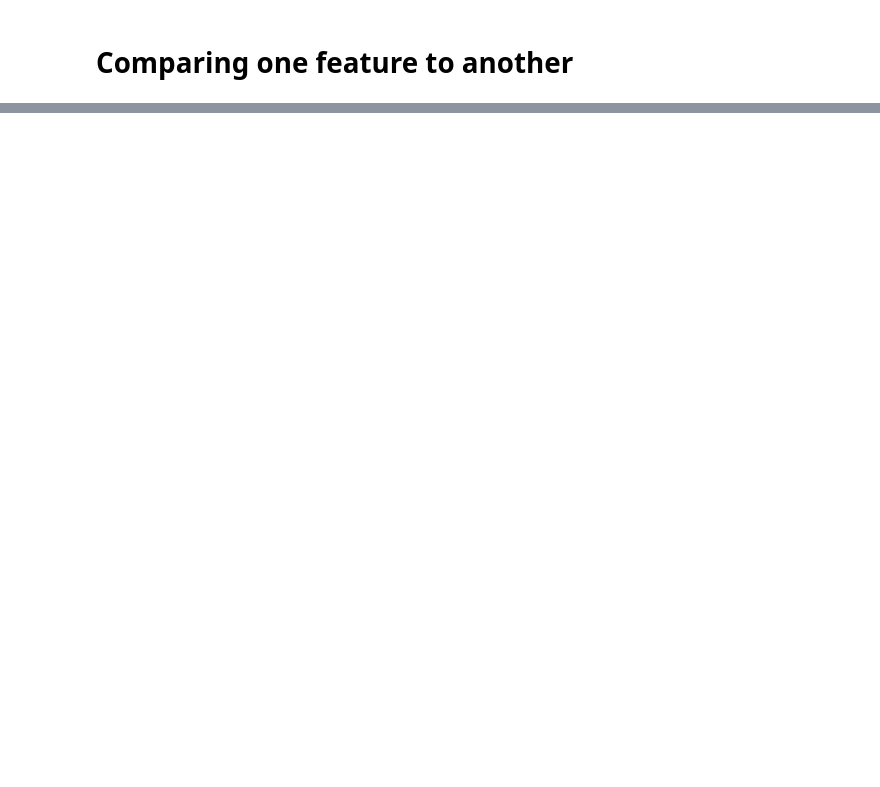
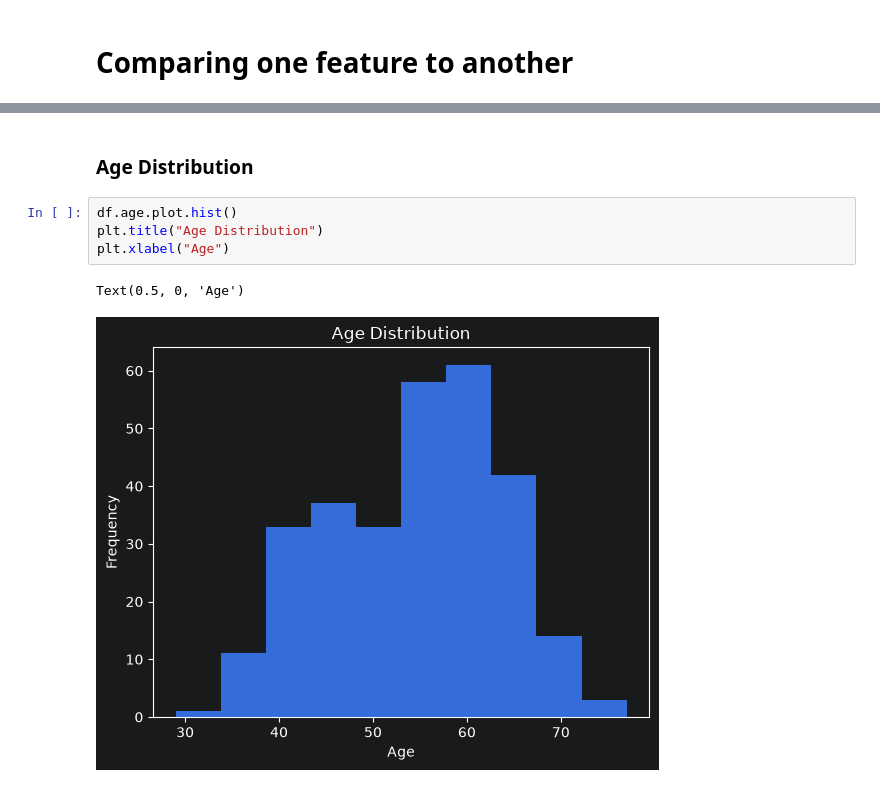
Before and after one commit to shahariarpo/Heart-Disease-Clarification, a Jupyter notebook: Classification_System.ipynb, the cells around one changed output, grey strips where cells are left out. Drawn from its saved outputs; the diff is of its cells as text; blank space fills up the shorter version.

```diff
--- a/Classification_System.ipynb
+++ b/Classification_System.ipynb
@@ -75,0 +198,9 @@ plt.xticks(rotation=0)
+# %% [markdown]
+### Age Distribution
+# %%
+df.age.plot.hist()
+plt.title("Age Distribution")
+plt.xlabel("Age")
+# %% [output]
+Text(0.5, 0, 'Age')
+[figure, added]
```
Also changed, not shown: parts of 23 cells of this notebook.
